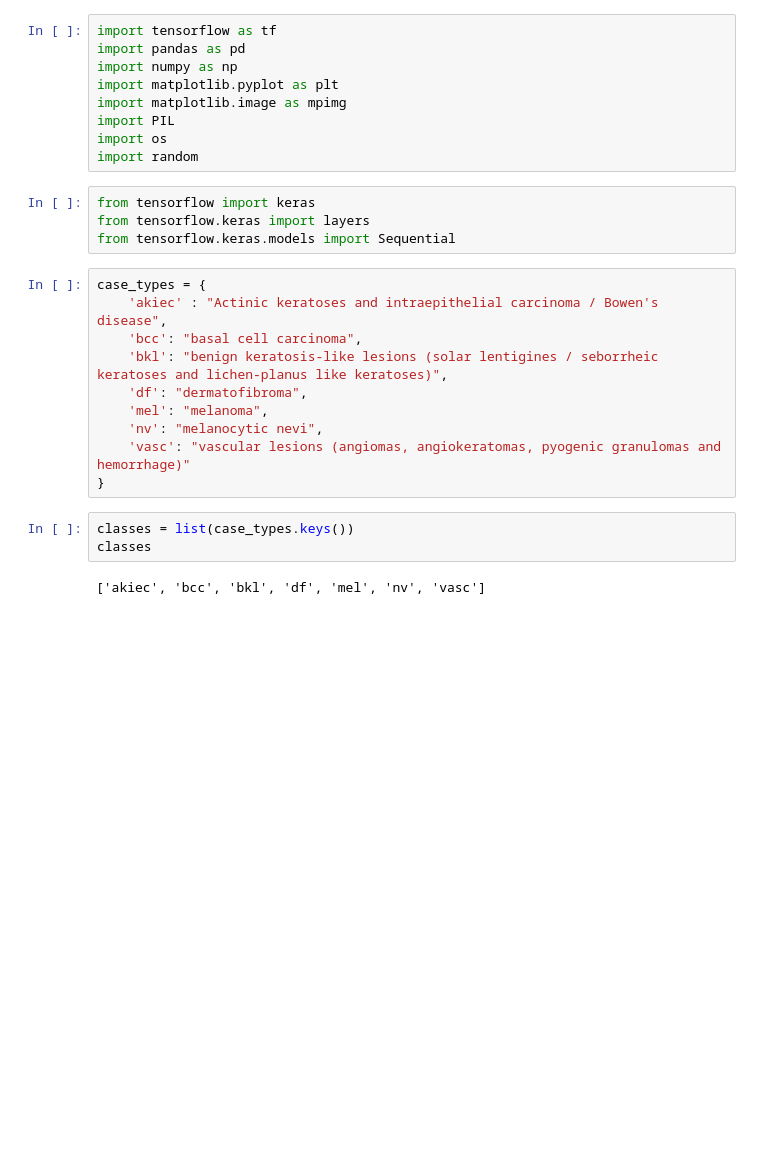
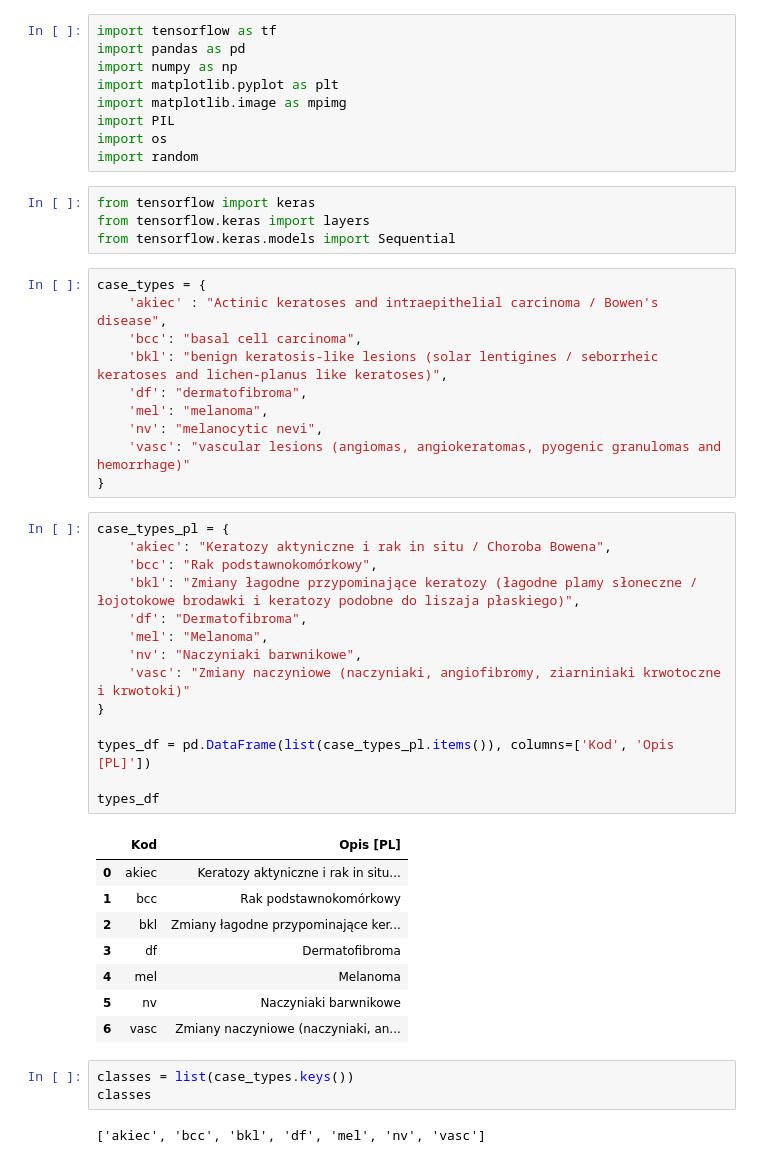
Before and after one commit to mklimek001/cognitive-computing, a Jupyter notebook: simple_classification_with_cnn.ipynb, the cells around one changed output. Saved outputs shown, nothing was run; the diff lists cells and outputs as text; blank space fills up the shorter version.

```diff
--- a/simple_classification_with_cnn.ipynb
+++ b/simple_classification_with_cnn.ipynb
@@ -21,6 +21,29 @@ case_types = {
     'nv': "melanocytic nevi",
     'vasc': "vascular lesions (angiomas, angiokeratomas, pyogenic granulomas and hemorrhage)"
 }
+# %%
+case_types_pl = {
+    'akiec': "Keratozy aktyniczne i rak in situ / Choroba Bowena",
+    'bcc': "Rak podstawnokomórkowy",
+    'bkl': "Zmiany łagodne przypominające keratozy (łagodne plamy słoneczne / łojotokowe brodawki i keratozy podobne do liszaja płaskiego)",
+    'df': "Dermatofibroma",
+    'mel': "Melanoma",
+    'nv': "Naczyniaki barwnikowe",
+    'vasc': "Zmiany naczyniowe (naczyniaki, angiofibromy, ziarniniaki krwotoczne i krwotoki)"
+}
+
+types_df = pd.DataFrame(list(case_types_pl.items()), columns=['Kod', 'Opis [PL]'])
+
+types_df
+# %% [output]
+|  | Kod | Opis [PL] |
+| 0 | akiec | Keratozy aktyniczne i rak in situ... |
+| 1 | bcc | Rak podstawnokomórkowy |
+| 2 | bkl | Zmiany łagodne przypominające ker... |
+| 3 | df | Dermatofibroma |
+| 4 | mel | Melanoma |
+| 5 | nv | Naczyniaki barwnikowe |
+| 6 | vasc | Zmiany naczyniowe (naczyniaki, an... |
 # %%
 classes = list(case_types.keys())
 classes
```
Also changed, not shown: parts of 2 cells of this notebook, 8 other files.
